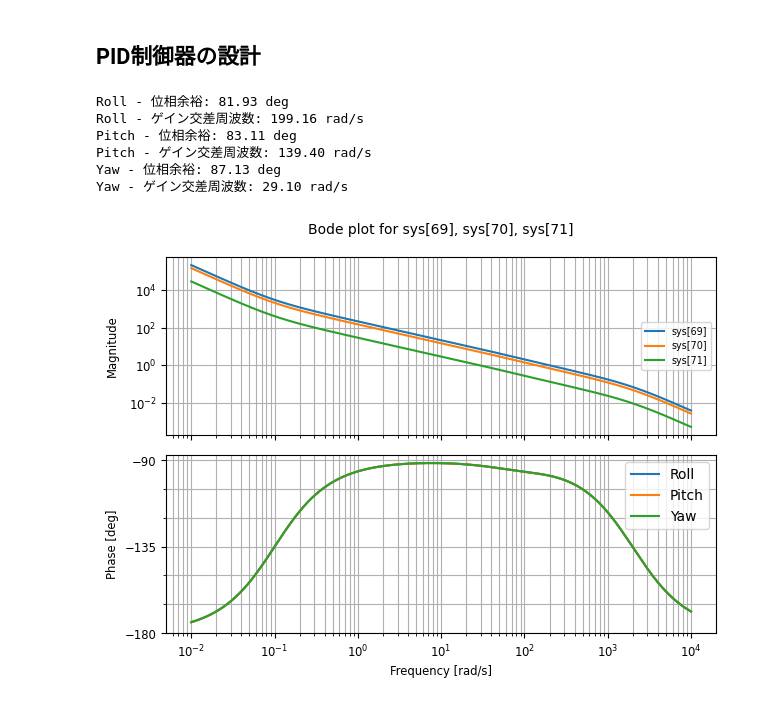
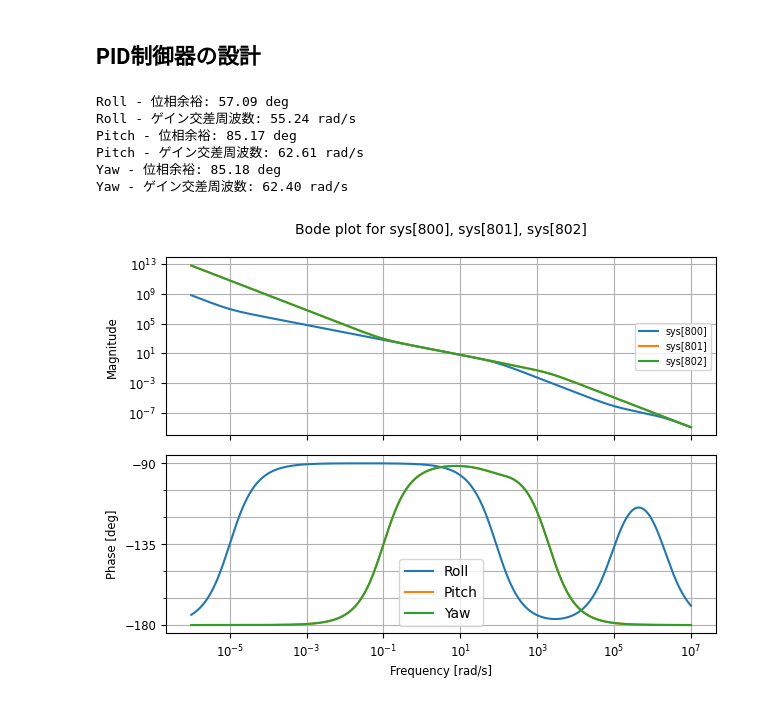
Before and after one commit to Akiden-san/Controller_desigen_exercise, a Jupyter notebook: python_control_practice.ipynb, the cells around one changed output. Cells and saved outputs as stored; diff of their text form; code cells hidden in the pictures.

```diff
--- a/python_control_practice.ipynb
+++ b/python_control_practice.ipynb
@@ -161,9 +161,9 @@ Yaw - ゲイン交差周波数: 27.97 rad/s
 # %%
 # 比例制御の設計
 # 以下のゲインを変更して臨む位相余裕になるように試行錯誤してください
-Kp_roll = 0.3
-Kp_pitch = 0.43
-Kp_yaw = 2.2
+Kp_roll = 0.7
+Kp_pitch = 1.0
+Kp_yaw = 5.2
 
 # 比例制御器の伝達関数
 sys_roll_p = ctrl.tf([Kp_roll], [0, 1])
@@ -198,17 +198,17 @@ Yaw - ゲイン交差周波数: 54.55 rad/s
 # %%
 # PID制御器の設計
 # 以下のゲインを変更して臨む位相余裕になるように試行錯誤してください
-Kp_roll = 1.0
-Ti_roll = 10
-Td_roll = 0.01
+Kp_roll = 0.3
+Ti_roll = 100000
+Td_roll = 0.00001
 eta_roll = 0.05
 
-Kp_pitch = 1.0
+Kp_pitch = 0.43
 Ti_pitch = 10
 Td_pitch = 0.01
 eta_pitch = 0.05
 
-Kp_yaw = 1.0
+Kp_yaw = 2.2
 Ti_yaw = 10
 Td_yaw = 0.01
 eta_yaw = 0.05
@@ -226,37 +226,37 @@ sys_yaw_i = ctrl.tf([1], [Ti_yaw, 0])
 sys_yaw_d = ctrl.tf([Td_yaw, 0], [eta_yaw*Td_yaw, 1])
 sys_yaw_pid = Kp_yaw * (1 + sys_yaw_i + sys_yaw_d)
 
 sys_roll_pid = Kp_roll * (1 + sys_roll_i + sys_roll_d)
 
 sys_pitch_i = ctrl.tf([1], [Ti_pitch, 0])
 sys_pitch_d = ctrl.tf([Td_pitch, 0], [eta_pitch*Td_pitch, 1])
 sys_pitch_pid = Kp_pitch * (1 + sys_pitch_i + sys_pitch_d)
 
 sys_yaw_i = ctrl.tf([1], [Ti_yaw, 0])
 sys_yaw_d = ctrl.tf([Td_yaw, 0], [eta_yaw*Td_yaw, 1])
 sys_yaw_pid = Kp_yaw * (1 + sys_yaw_i + sys_yaw_d)
 
 
 # 制御系の伝達関数
 sys_roll_openloop = sys_roll_pid*sys_roll
 sys_pitch_openloop = sys_pitch_pid*sys_pitch
 sys_yaw_openloop = sys_yaw_pid*sys_yaw
 
 # 余裕を表示
 for sys, name in zip([sys_roll_openloop, sys_pitch_openloop, sys_yaw_openloop],["Roll", "Pitch", "Yaw"]):
     gm, pm, wg, wp = ctrl.margin(sys)
     print(f"{name} - 位相余裕: {pm:.2f} deg")
     print(f"{name} - ゲイン交差周波数: {wp:.2f} rad/s")
 
 # Bode線図を描く
 ctrl.bode([sys_roll_openloop, sys_pitch_openloop, sys_yaw_openloop])
 plt.legend(["Roll", "Pitch", "Yaw"])
 plt.show()
 # %% [output]
-Roll - 位相余裕: 81.93 deg
-Roll - ゲイン交差周波数: 199.16 rad/s
-Pitch - 位相余裕: 83.11 deg
-Pitch - ゲイン交差周波数: 139.40 rad/s
-Yaw - 位相余裕: 87.13 deg
-Yaw - ゲイン交差周波数: 29.10 rad/s
+Roll - 位相余裕: 57.09 deg
+Roll - ゲイン交差周波数: 55.24 rad/s
+Pitch - 位相余裕: 85.17 deg
+Pitch - ゲイン交差周波数: 62.61 rad/s
+Yaw - 位相余裕: 85.18 deg
+Yaw - ゲイン交差周波数: 62.40 rad/s
-[figure, old version]
+[figure, new version]
```
Also changed, not shown: parts of 1 cell of this notebook.
